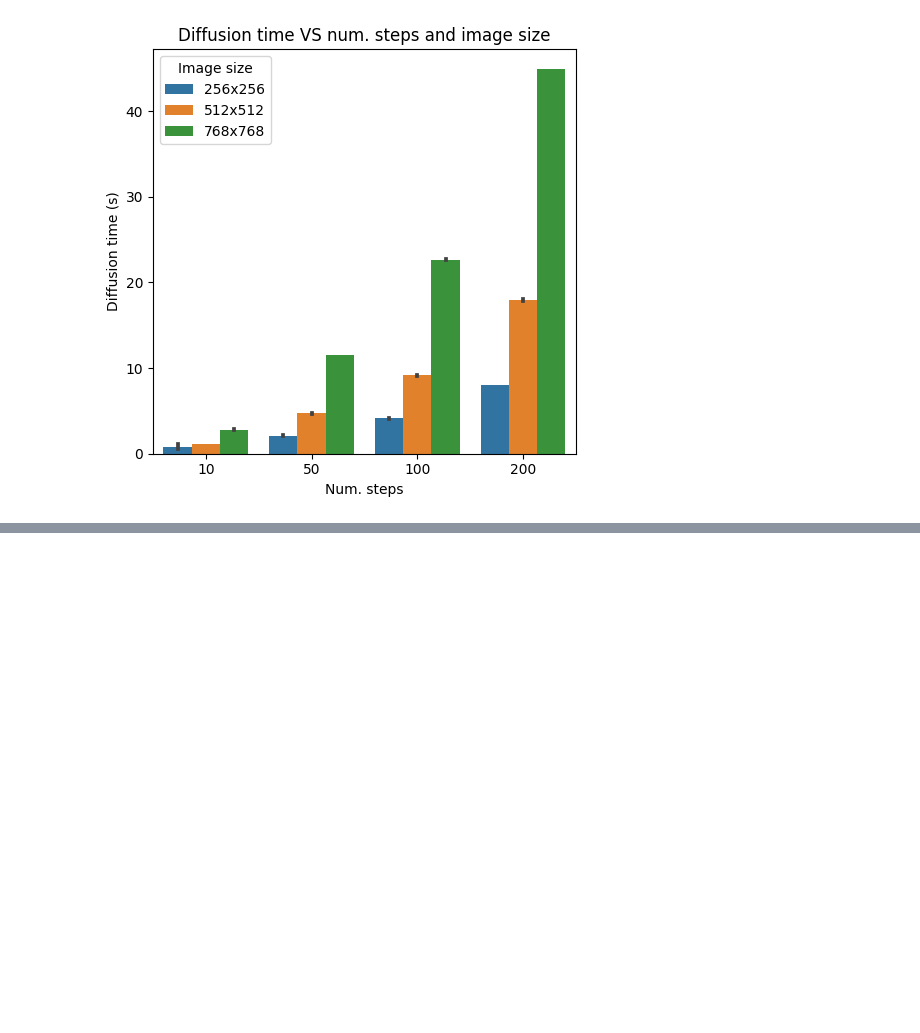
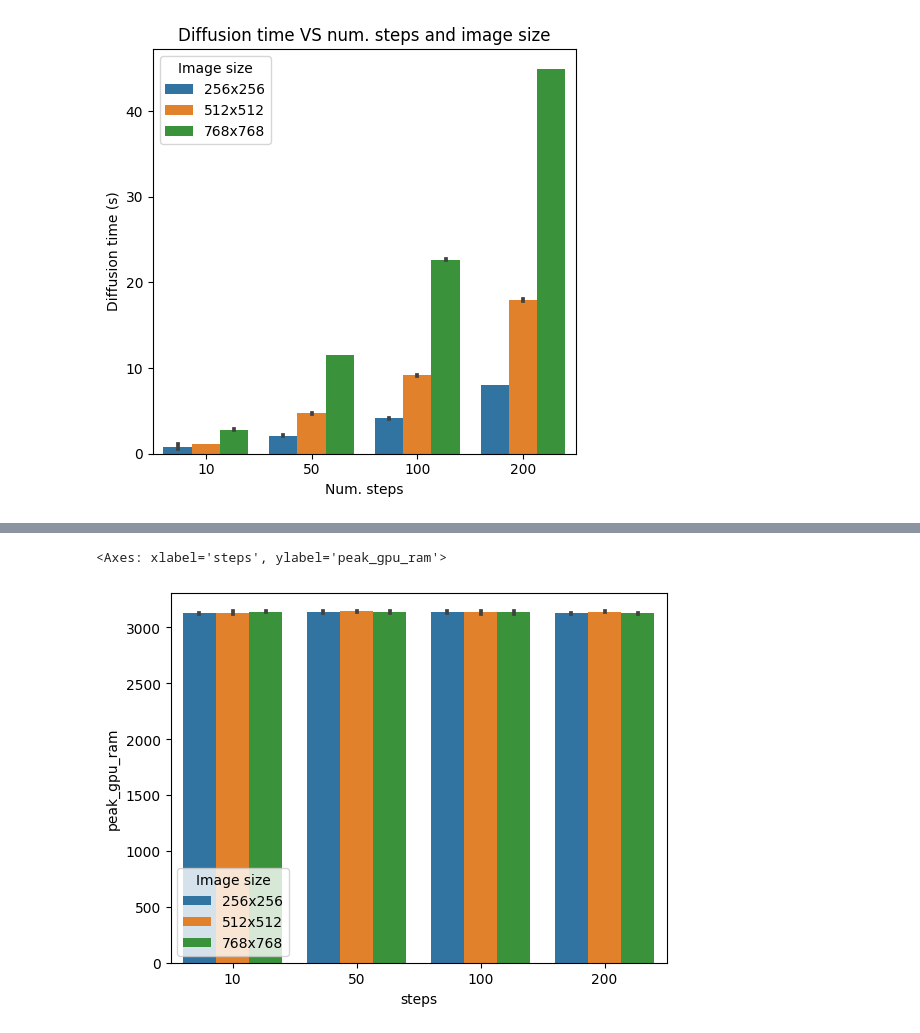
Before and after one commit to maslychm/diffusion, a Jupyter notebook: plots.ipynb, the cells around one changed output, grey strips where cells are left out. Drawn from its saved outputs; the diff is of its cells as text; code cells hidden in the pictures; blank space fills up the shorter version.

```diff
--- a/plots.ipynb
+++ b/plots.ipynb
@@ -39,0 +63,5 @@ df.to_csv("results/gpu_memory_usage.csv", index=False)
+# %%
+sns.barplot(data=df, x="steps", y="peak_gpu_ram", hue="Image size")
+# %% [output]
+<Axes: xlabel='steps', ylabel='peak_gpu_ram'>
+[figure, added]
```
Also changed, not shown: parts of 4 cells of this notebook, 1 other file.
